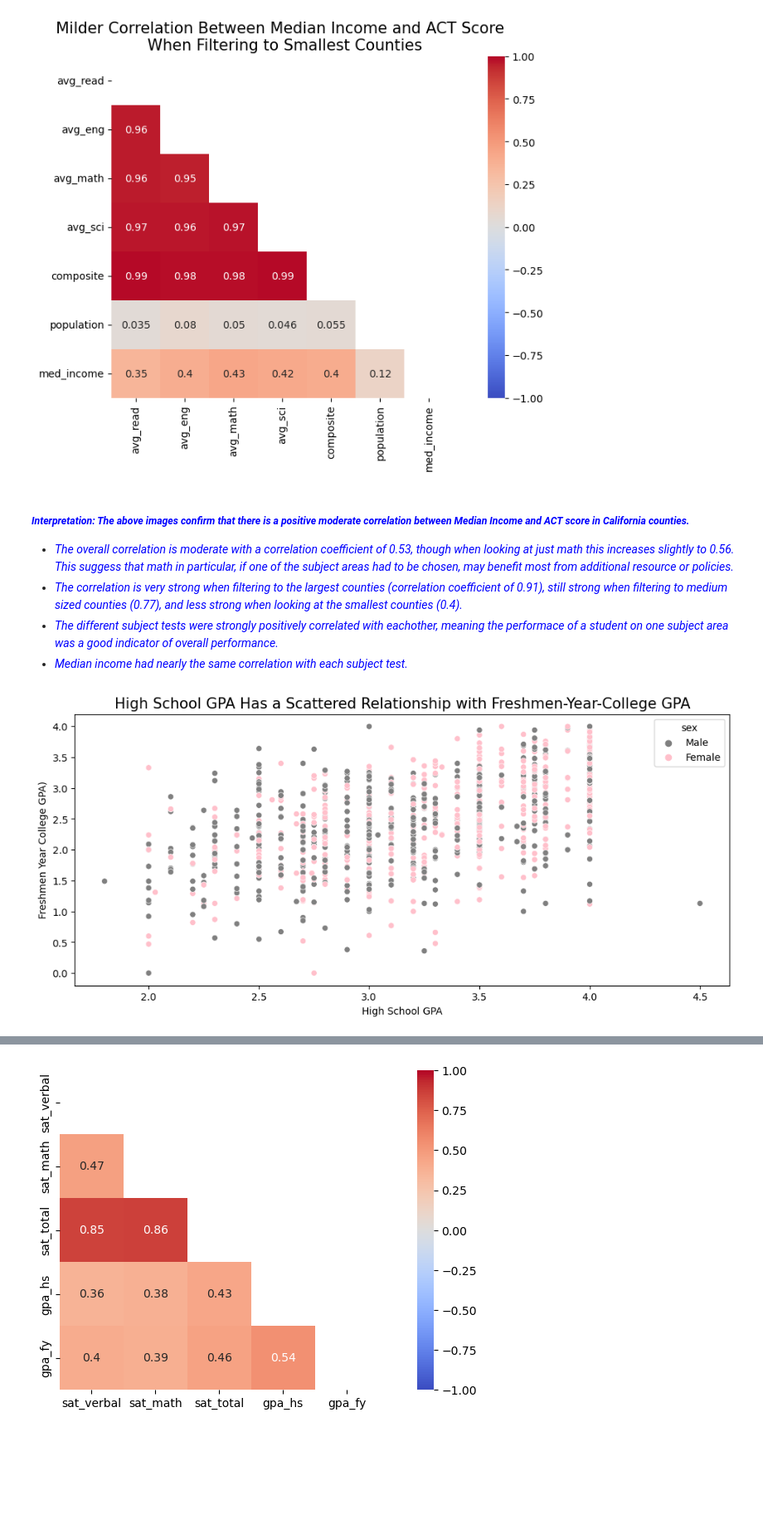
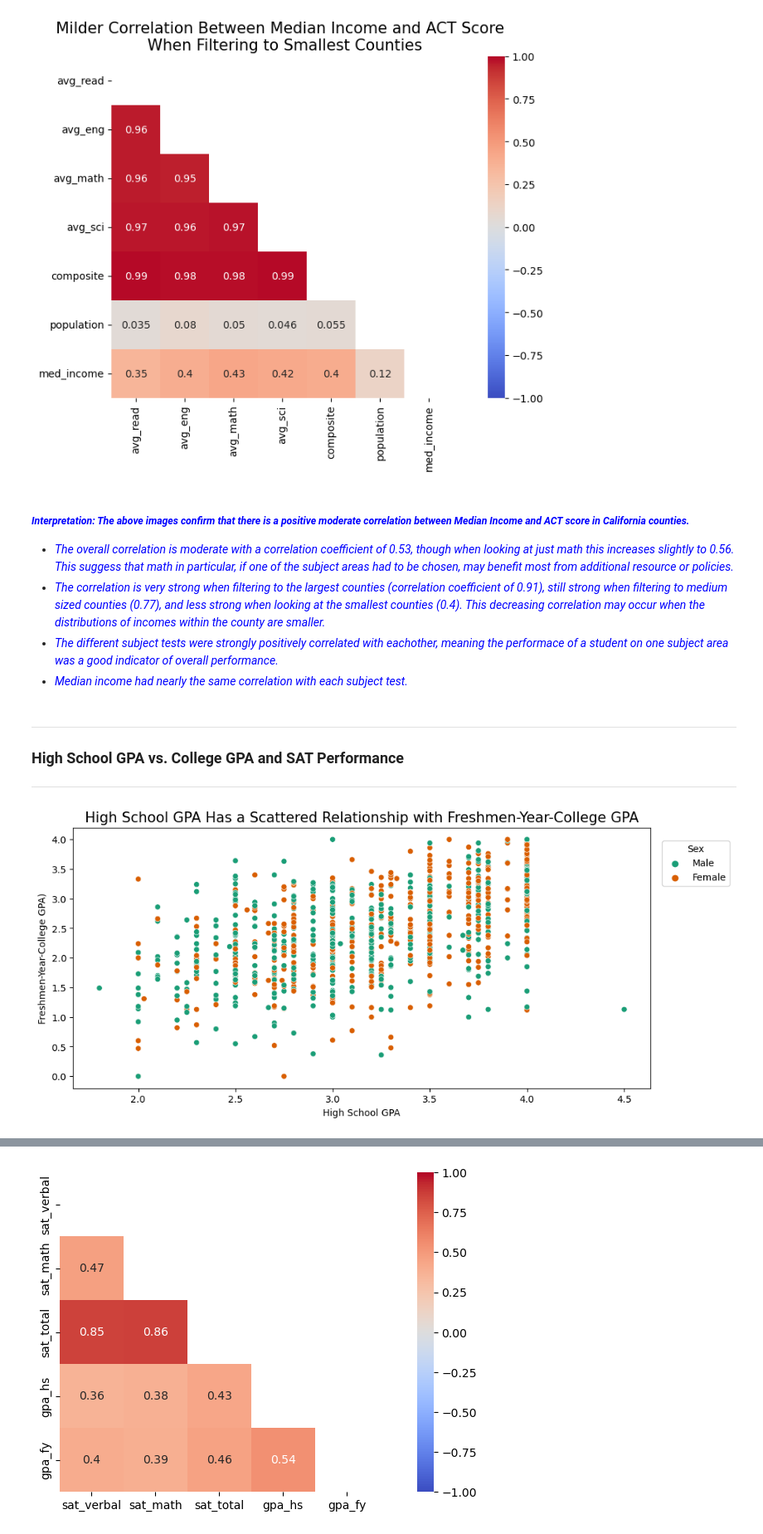
Before and after one commit to farahmalik11/project-1, a Jupyter notebook: code/starter-code.ipynb, the cells around one changed output, grey strips where cells are left out. Shown at 83% size. Drawn from its saved outputs; the diff is of its cells as text; code cells hidden in the pictures; blank space fills up the shorter version.

```diff
--- a/code/starter-code.ipynb
+++ b/code/starter-code.ipynb
@@ -2085,20 +2162,26 @@ plt.title("Milder Correlation Between Median Income and ACT Score \n When Filter
 # %% [markdown]
 ##### <span style='color:blue'>_Interpretation: The above images confirm that there is a positive moderate correlation between Median Income and ACT score in California counties._ </span>
 - <span style='color:blue'>_The overall correlation is moderate with a correlation coefficient of 0.53, though when looking at just math this increases slightly to 0.56. This suggess that math in particular, if one of the subject areas had to be chosen, may benefit most from additional resource or policies._</span>
-- <span style='color:blue'>_The correlation is very strong when filtering to the largest counties (correlation coefficient of 0.91), still strong when filtering to medium sized counties (0.77), and less strong when looking at the smallest counties (0.4)._</span>
+- <span style='color:blue'>_The correlation is very strong when filtering to the largest counties (correlation coefficient of 0.91), still strong when filtering to medium sized counties (0.77), and less strong when looking at the smallest counties (0.4). This decreasing correlation may occur when the distributions of incomes within the county are smaller._</span>
 - <span style='color:blue'>_The different subject tests were strongly positively correlated with eachother, meaning the performace of a student on one subject area was a good indicator of overall performance._</span>
 - <span style='color:blue'>_Median income had nearly the same correlation with each subject test._</span>
+# %% [markdown]
+---
+### High School GPA vs. College GPA and SAT Performance
+---
 # %%
 # Size
-plt.figure(figsize = (12, 5))
+plt.figure(figsize = (11, 5))
 
-sns.scatterplot(x = ets['gpa_hs'], y = ets['gpa_fy'], hue = ets['sex'], palette = ['gray', 'pink'])
+sns.scatterplot(x = ets['gpa_hs'], y = ets['gpa_fy'], hue = ets['sex'], palette = 'Dark2')
 
 # Create a descriptive title
 plt.title('High School GPA Has a Scattered Relationship with Freshmen-Year-College GPA', fontsize = 15)
 
 # Add axis labels
 plt.xlabel('High School GPA')
-plt.ylabel('Freshmen Year College GPA)');
+plt.ylabel('Freshmen-Year-College GPA)');
+
+plt.legend(bbox_to_anchor=(1.02, 0.95), loc='upper left', borderaxespad=0, title = 'Sex');
 # %% [output]
-[figure, old version]
+[figure, new version]
```
Also changed, not shown: parts of 50 cells of this notebook.
